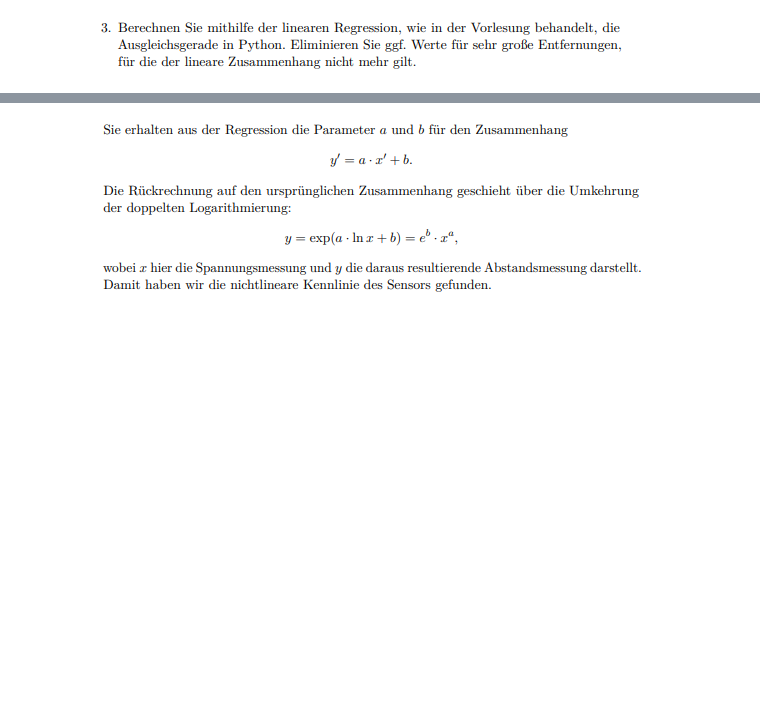
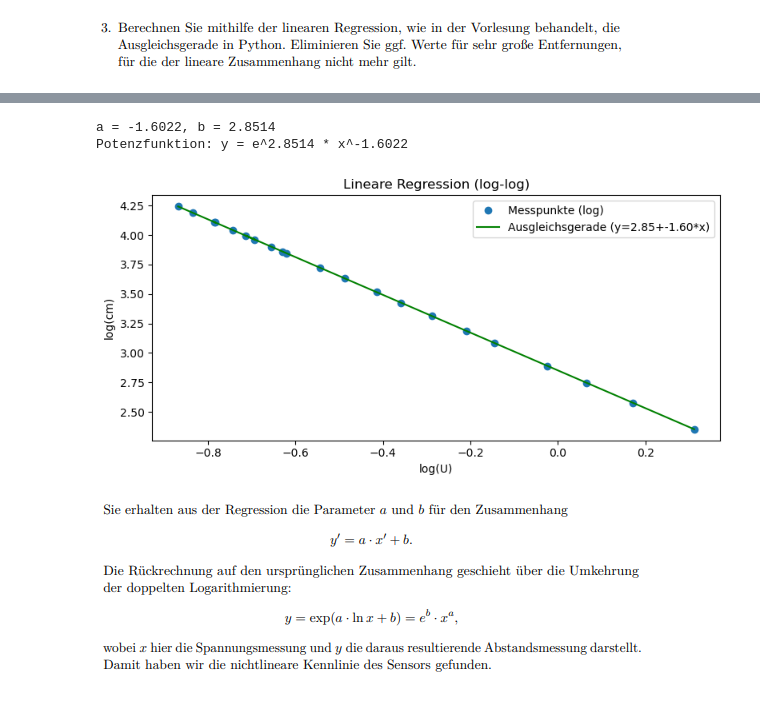
Before and after one commit to NikitaKusch01/TechGrudeKI, a Jupyter notebook: Labor1/datenverarbeitung.ipynb, the cells around one changed output, grey strips where cells are left out. Cells and saved outputs as stored; diff of their text form; code cells hidden in the pictures; blank space fills up the shorter version.

```diff
--- a/Labor1/datenverarbeitung.ipynb
+++ b/Labor1/datenverarbeitung.ipynb
@@ -169,3 +232,52 @@ logarythmier()
+# %%
+
+def lineareRegression():
+    cmArray = np.arange(10, 71, 3)
+    uM_values = []
+
+    # Alle Mittelwerte uM sammeln
+    for cm in cmArray:
+        t, u, uM, stdu, emstd = rechne(
+            f"C:\\Users\\Nikita\\Desktop\\Technische Grundlagen der KI\\Labor1\\Versuch1_{cm}cm.csv"
+        )
+        uM_values.append(uM)
+
+    # Logarithmen der Messwerte
+    x = np.log(uM_values)   # log(U)
+    y = np.log(cmArray)     # log(cm)
+
+    # Mittelwerte
+    xM = np.mean(x)
+    yM = np.mean(y)
+
+    # Summen bilden
+    summ_oben = np.sum((x - xM) * (y - yM))
+    summ_unten = np.sum((x - xM)**2)
+
+    # Regression
+    a = summ_oben / summ_unten
+    b = yM - a * xM
+
+    print(f"a = {a:.4f}, b = {b:.4f}")
+    print(f"Potenzfunktion: y = e^{b:.4f} * x^{a:.4f}")
+
+    # Ausgleichsgerade plotten
+    y = a * x+ b
+
+    plt.figure(figsize=(8,4))
+    plt.plot(x, y, "o", label="Messpunkte (log)")
+    plt.plot(x, y, "-", label=f"Ausgleichsgerade (y={b:.2f}+{a:.2f}*x)", color="green")
+    plt.xlabel("log(U)")
+    plt.ylabel("log(cm)")
+    plt.title("Lineare Regression (log-log)")
+    plt.legend()
+    plt.tight_layout()
+    plt.show()
+lineareRegression()
+# %% [output]
+a = -1.6022, b = 2.8514
+Potenzfunktion: y = e^2.8514 * x^-1.6022
+[figure, added]
 # %% [markdown]
 ![image.png](attachment:image.png)
 # %% [markdown]
```
Also changed, not shown: parts of 5 cells of this notebook.
